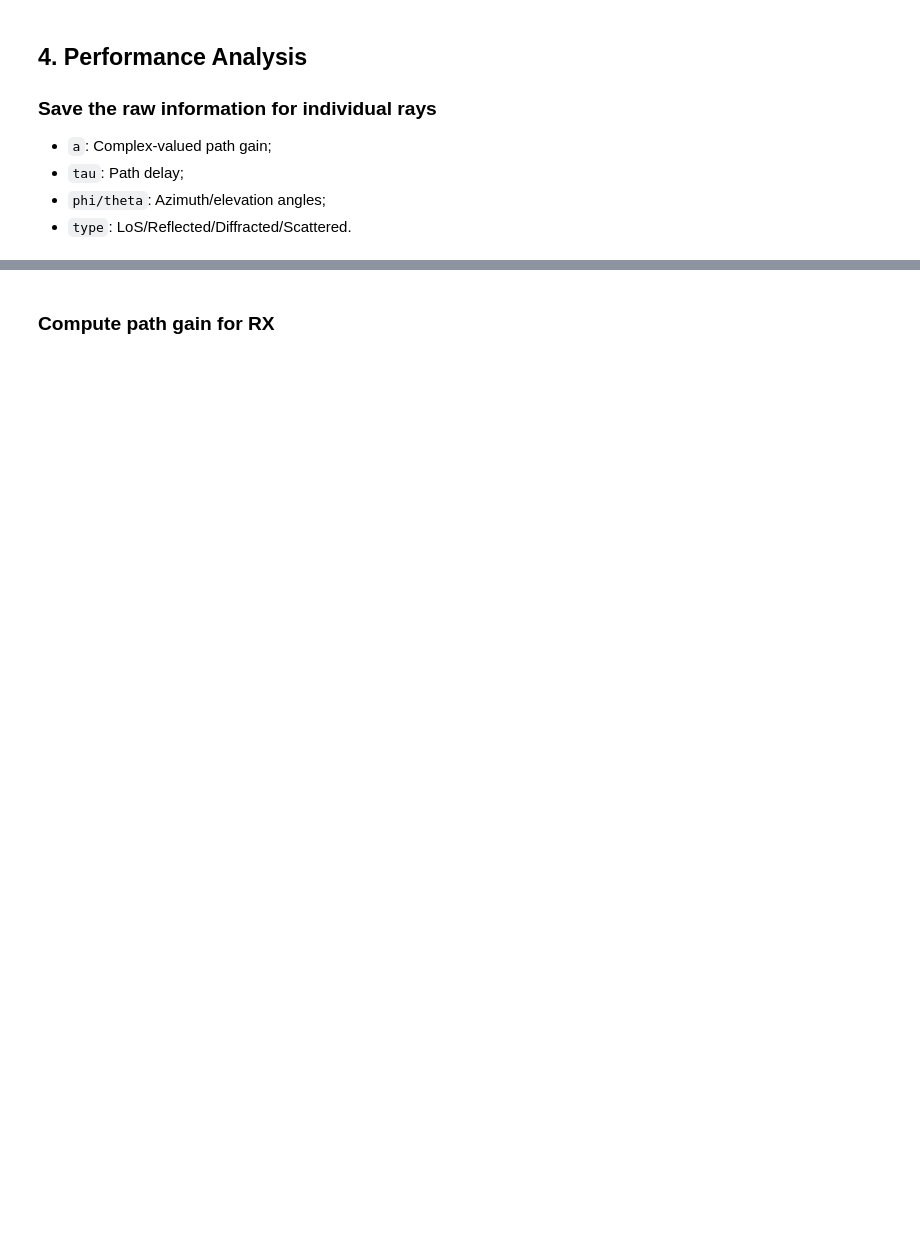
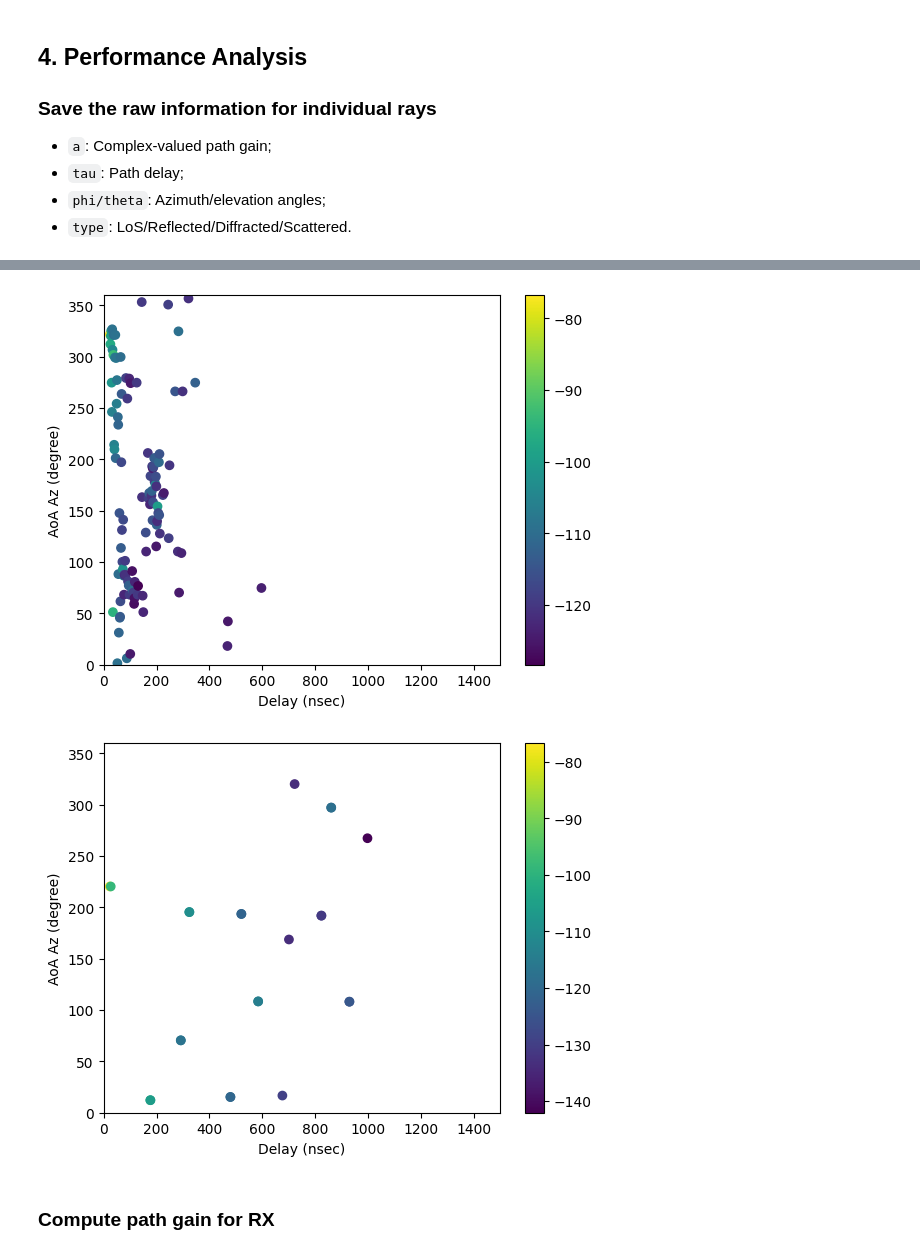
Before and after one commit to davidklee04/Sionna_Princeton, a Jupyter notebook: examples/5_scene_nist_28ghz_boulder.ipynb, the cells around one changed output, grey strips where cells are left out. Saved outputs shown, nothing was run; the diff lists cells and outputs as text; code cells hidden in the pictures; blank space fills up the shorter version.

```diff
--- a/examples/5_scene_nist_28ghz_boulder.ipynb
+++ b/examples/5_scene_nist_28ghz_boulder.ipynb
@@ -610,3 +623,36 @@ plt.show()
+# %%
+plt.scatter(tmp_tau, tmp_aoa_az, c = tmp_path_gain)
+plt.xlabel("Delay (nsec)")
+plt.ylabel("AoA Az (degree)")
+plt.colorbar()
+plt.xlim(0, 1500)
+plt.ylim(0, 360)
+plt.show()
+
+# Convert to nsec
+tmp_tau_sionna = df[df["rx_id"] == "1584"]["tau"] *  1e9
+
+
+# print(df[df["rx_id"] == "1584"]["phi_r"])
+# print(df[df["rx_id"] == "1584"]["phi_r"].max())
+# print(df[df["rx_id"] == "1584"]["phi_r"].min())
+tmp_aoa_az_sionna = df[df["rx_id"] == "1584"]["phi_r"] *  180 / np.pi
+tmp_aoa_az_sionna += 90
+tmp_aoa_az_sionna = tmp_aoa_az_sionna %360
+
+tmp_path_gain_sionna = 10 * np.log10 (np.power(np.abs(df[df["rx_id"] == "1584"]["a"]),2) )
+
+
+plt.scatter(tmp_tau_sionna, tmp_aoa_az_sionna, c = tmp_path_gain_sionna)
+plt.xlabel("Delay (nsec)")
+plt.ylabel("AoA Az (degree)")
+plt.colorbar()
+plt.xlim(0, 1500)
+plt.ylim(0, 360)
+plt.show()
+# %% [output]
+[figure, added]
+[figure, added]
 # %% [markdown]
 ### Compute path gain for RX
 # %%
```
Also changed, not shown: parts of 15 cells of this notebook.
